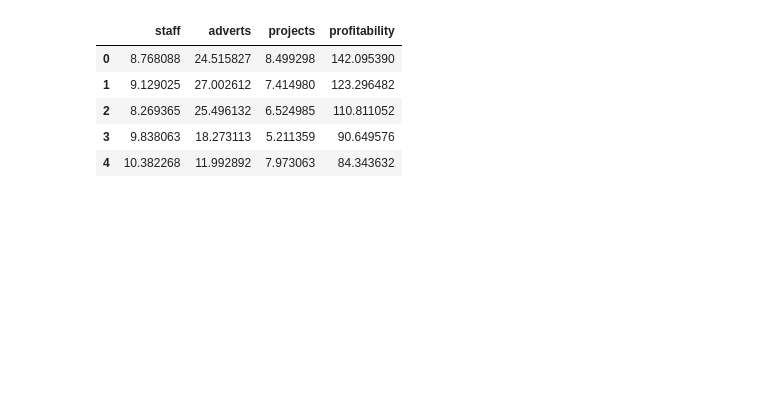
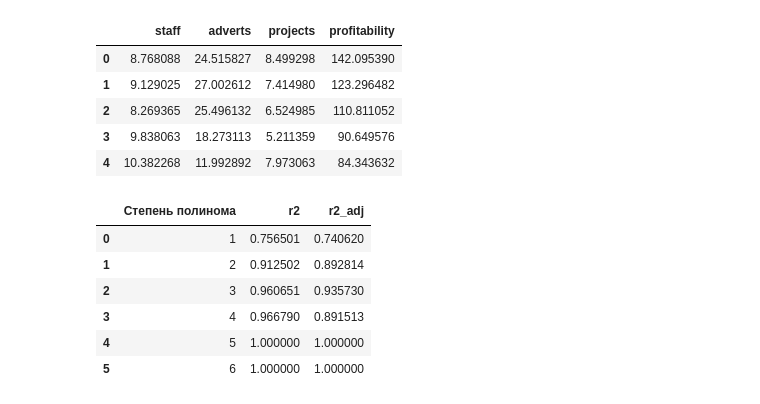
Before and after one commit to Maksim-Dostovalov/modelling-of-statistical-relations, a Jupyter notebook: module-work-2/project.ipynb, the cells around one changed output. Drawn from its saved outputs; the diff is of its cells as text; code cells hidden in the pictures; blank space fills up the shorter version.

```diff
--- a/module-work-2/project.ipynb
+++ b/module-work-2/project.ipynb
@@ -426,3 +437,53 @@ data.head()
 | 2 | 8.269365 | 25.496132 | 6.524985 | 110.811052 |
 | 3 | 9.838063 | 18.273113 | 5.211359 | 90.649576 |
 | 4 | 10.382268 | 11.992892 | 7.973063 | 84.343632 |
+# %%
+def check_polynomial(X, y):
+
+    degree = []
+    r2_list = []
+    r2_adj_list = []
+
+    i = 1
+    while True:
+
+        X_poly = PolynomialFeatures(degree=i).fit_transform(X)
+
+        n = X_poly.shape[0]
+        k = X_poly.shape[1]
+
+        if k > 100:
+            break
+
+        model = LinearRegression().fit(X_poly, y)
+
+        r2 = model.score(X_poly, y)
+        r2_adj = 1 - (1 - r2) * (n - 1) / (n - k)
+
+        degree.append(i)
+        r2_list.append(r2)
+        r2_adj_list.append(r2_adj)
+
+        i += 1
+
+    result = pd.DataFrame(
+        {
+            'Степень полинома': degree,
+            'r2': r2_list,
+            'r2_adj': r2_adj_list
+        }
+    )
+
+    return result
+
+cp = check_polynomial(data.drop(columns=['profitability']), data.profitability)
+
+sns.lineplot()
+# %% [output]
+|  | Степень полинома | r2 | r2_adj |
+| 0 | 1 | 0.756501 | 0.740620 |
+| 1 | 2 | 0.912502 | 0.892814 |
+| 2 | 3 | 0.960651 | 0.935730 |
+| 3 | 4 | 0.966790 | 0.891513 |
+| 4 | 5 | 1.000000 | 1.000000 |
+| 5 | 6 | 1.000000 | 1.000000 |
```
Also changed, not shown: parts of 9 cells of this notebook, 1 other file.
